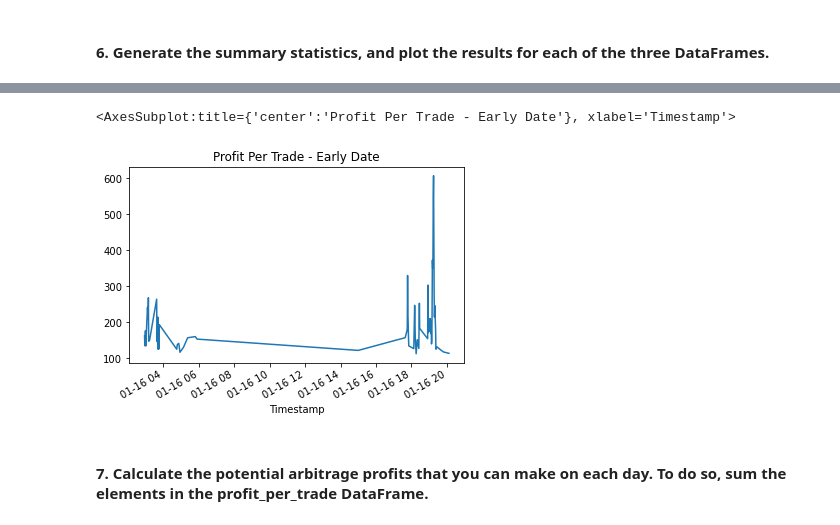
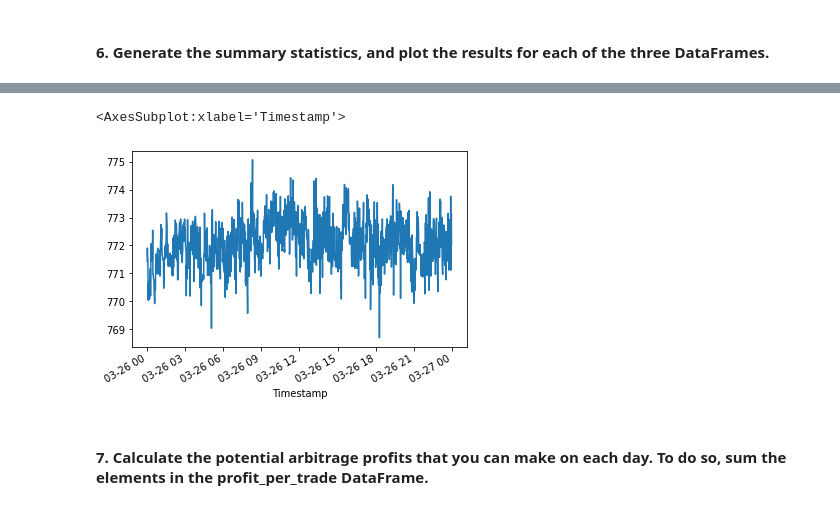
Before and after one commit to jblidell/Challenge_3, a Jupyter notebook: Starter_Code/crypto_arbitrage.ipynb, the cells around one changed output, grey strips where cells are left out. Drawn from its saved outputs; the diff is of its cells as text; code cells hidden in the pictures.

```diff
--- a/Starter_Code/crypto_arbitrage.ipynb
+++ b/Starter_Code/crypto_arbitrage.ipynb
@@ -527,0 +582,4 @@ Name: Close, dtype: float64
+# %%
+spread_return_late = 772 / coinbase_sliced_daylate
+
+spread_return_late
@@ -544,0 +620,3 @@ Name: Close, dtype: float64
+# %%
+profitable_trades_late = spread_return_late[spread_return_late>.01]
+profitable_trades_late.head()
@@ -602,6 +712,3 @@ Name: Close, dtype: float64
 # %%
 # Plot the results for the early profit per trade DataFrame
-# YOUR CODE HERE
+profit_per_trade_early.plot()
-# %% [output]
-<AxesSubplot:title={'center':'Profit Per Trade - Early Date'}, xlabel='Timestamp'>
-[figure, removed]
@@ -608,3 +717,8 @@ Name: Close, dtype: float64
+# %%
+profit_per_trade_late.plot()
+# %% [output]
+<AxesSubplot:xlabel='Timestamp'>
+[figure, added]
 # %% [markdown]
 #### 7. Calculate the potential arbitrage profits that you can make on each day. To do so, sum the elements in the profit_per_trade DataFrame.
 # %%
```
Also changed, not shown: parts of 28 cells of this notebook.
